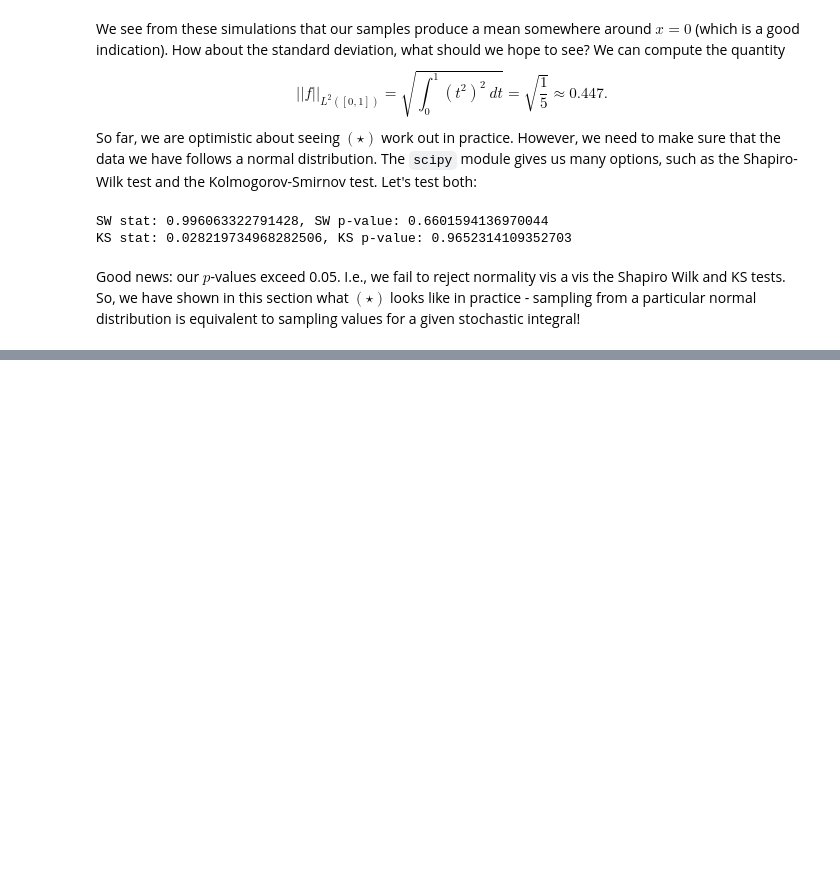
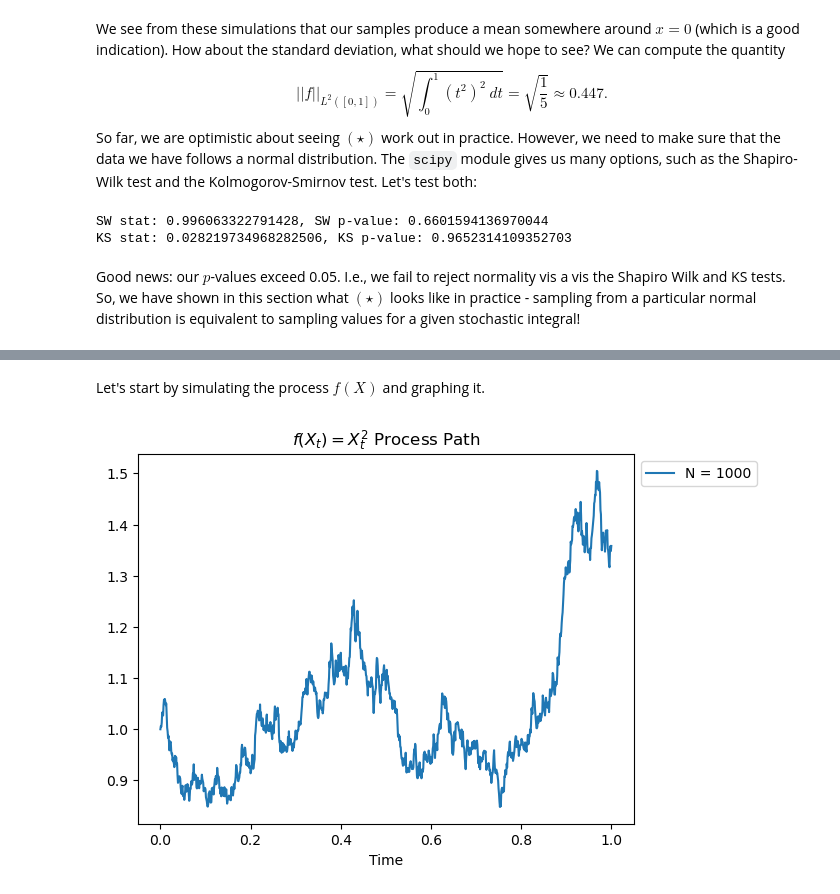
Before and after one commit to ruhevoll/ams-572, a Jupyter notebook: Extra/stochastic_dynamics.ipynb, the cells around one changed output, grey strips where cells are left out. Drawn from its saved outputs; the diff is of its cells as text; code cells hidden in the pictures; blank space fills up the shorter version.

Commit message:
Numerical Validation of Itô's Lemma with and without CuPy

```diff
--- a/Extra/stochastic_dynamics.ipynb
+++ b/Extra/stochastic_dynamics.ipynb
@@ -99,0 +117,53 @@ Good news: our $p$-values exceed 0.05. I.e., we fail to reject normality vis a v
+# %% [markdown]
+Let's start by simulating the process $f(X)$ and graphing it.
+# %%
+# Itô's lemma numerical validation script
+import numpy as np
+import matplotlib.pyplot as plt
+
+# Weiner process definition from above
+def weiner(T, N, seed=None):
+    if seed is not None:
+        np.random.seed(seed)
+    dt = T / N
+    increments = np.random.normal(0, np.sqrt(dt), N)
+    path = np.cumsum(increments)
+    time = np.linspace(0, T, N + 1)
+    return time, np.concatenate(([0], path))
+def f(x):
+    return x**2
+def fp(x):
+    return 2*x
+def fpp(x):
+    return 2
+def ft(x):
+    return 0
+
+T = 1
+N = 1000 # T/N = Δt = 0.01
+mu = 0.05 # ALT+230
+sigma = 0.2 # ALT+229
+X0 = 1.0
+n_paths = 100
+
+# Simulate the stochastic process X
+def simX(T, N, mu, sigma, X0, seed=None):
+    dt = T / N
+    time, W = weiner(T, N, seed)
+    X = np.zeros(N + 1)
+    X[0] = X0
+
+    #Below is the Euler-Maruyama Method
+    for i in range(N):
+        X[i + 1] = X[i] + mu * X[i] * dt + sigma * X[i] * (W[i + 1] - W[i])
+    return time, X, W
+
+# If you want to plot the process f(X), if you want to plot just X, replace "f(path)" in the second line with just "path"
+time, path, _ = simX(T, N, mu, sigma, X0, 42)
+plt.plot(time, f(path), label=f'N = {N}')
+plt.title("$f(X_t) = X_t^2$ Process Path")
+plt.xlabel("Time")
+plt.legend(bbox_to_anchor=(1.0, 1), loc='upper left')
+plt.show()
+# %% [output]
+[figure, added]
```
Also changed, not shown: parts of 13 cells of this notebook, 3 other files.
